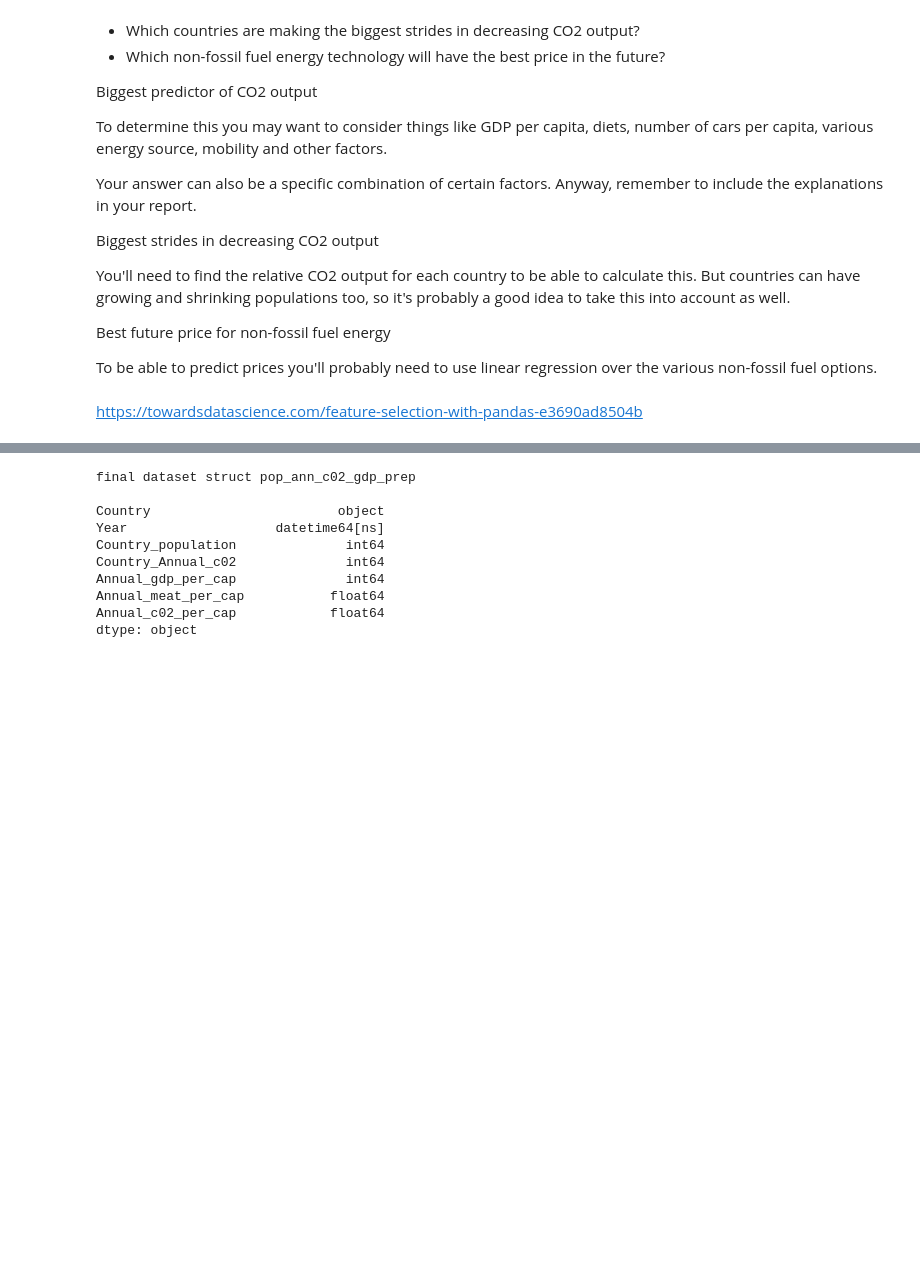
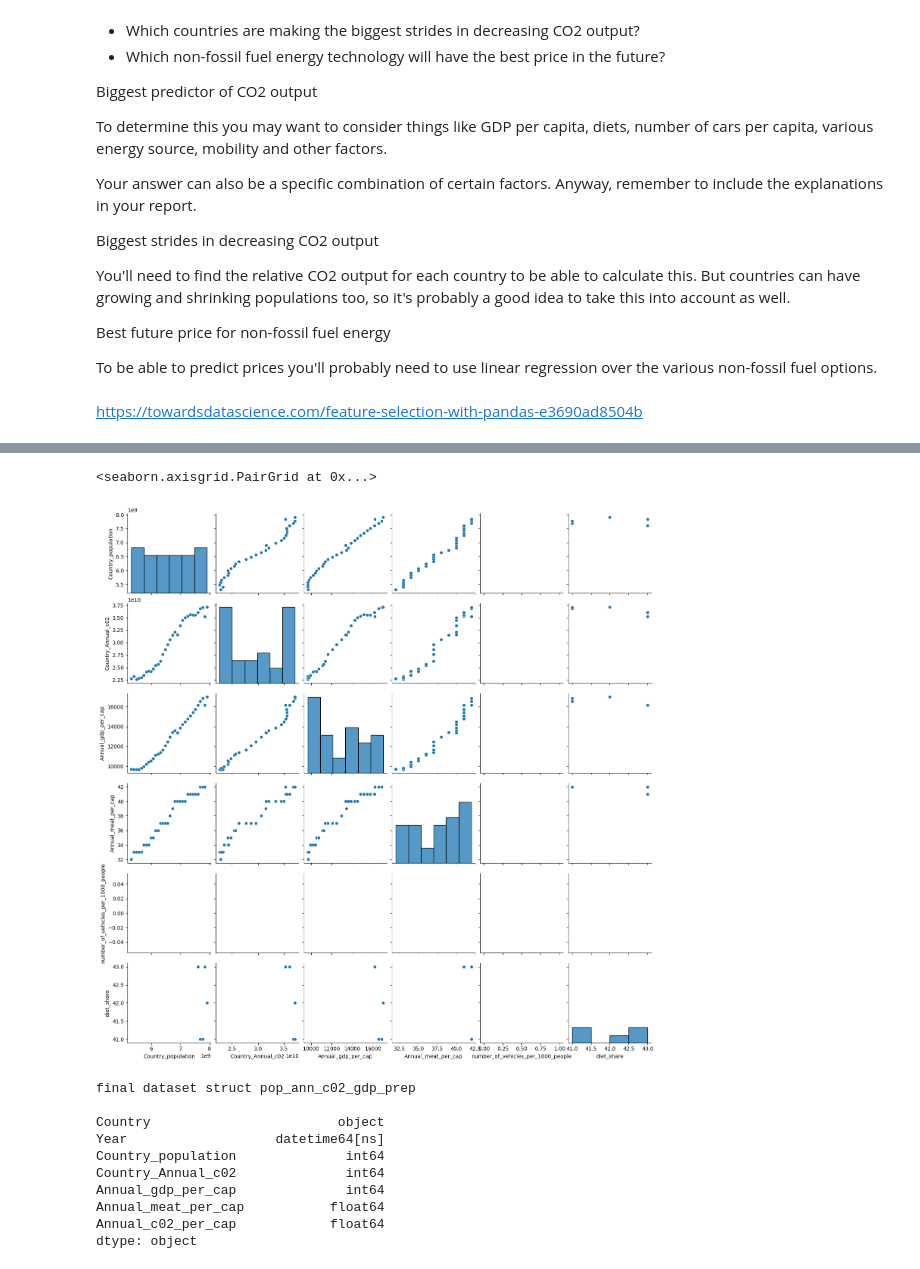
Before and after one commit to ayuksekdag/winacademy_python_dna, a Jupyter notebook: final_assignment/final_co2Project.ipynb, the cells around one changed output, grey strips where cells are left out. Saved outputs shown, nothing was run; the diff lists cells and outputs as text; code cells hidden in the pictures; blank space fills up the shorter version.

```diff
--- a/final_assignment/final_co2Project.ipynb
+++ b/final_assignment/final_co2Project.ipynb
@@ -76,12 +92,18 @@ Cleaning of data.
 # %%
+# step 1
 # remove column or select only columns needed and put them in a new dataframe
 pop_ann_prep = pop_ann_raw[['Country name','Year','Population']].copy()
 c02_ann_prep = c02_ann_raw[['Entity','Year','Annual CO₂ emissions']].copy()
 gdp_cap_prep = gdp_cap_raw[['Entity','Year','GDP per capita, PPP (constant 2017 international $)']].copy()
 meat_cap_prep = meat_cap_raw[['Entity','Year','Meat, total | 00002943 || Food available for consumption | 0645pc || kilograms per year per capita']].copy()
+vehicle_prep = vehicle_raw[['Entity','Year','Registered vehicles per 1,000 people']].copy()
+healty_diet_prep = healty_diet_raw[['Entity','Year','Share of the population who cannot afford a healthy diet']].copy()
 # %%
+# step2
 #rename long column names with spaces and special characters
 pop_ann_prep.rename(columns={'Country name': 'Country', 'Population': 'Country_population' }, inplace=True)
 c02_ann_prep.rename(columns={'Entity': 'Country', 'Annual CO₂ emissions': 'Country_Annual_c02'}, inplace=True)
 gdp_cap_prep.rename(columns={'Entity': 'Country','GDP per capita, PPP (constant 2017 international $)': 'Annual_gdp_per_cap'}, inplace=True)
 meat_cap_prep.rename(columns={'Entity': 'Country','Meat, total | 00002943 || Food available for consumption | 0645pc || kilograms per year per capita': 'Annual_meat_per_cap'}, inplace=True)
+vehicle_prep.rename(columns={'Entity': 'Country','Registered vehicles per 1,000 people': 'number_of_vehicles_per_1000_people'}, inplace=True)
+healty_diet_prep.rename(columns={'Entity': 'Country','Share of the population who cannot afford a healthy diet': 'diet_share'}, inplace=True)
@@ -95 +110,21 @@ dtype: object
+# %%
+#step 3
+#change datatype year to datetime
+pop_ann_prep['Year'] = pd.to_datetime(pop_ann_prep['Year'], format='%Y')
+c02_ann_prep['Year'] = pd.to_datetime(c02_ann_prep['Year'], format='%Y')
+gdp_cap_prep['Year'] = pd.to_datetime(gdp_cap_prep['Year'], format='%Y')
+vehicle_prep['Year'] = pd.to_datetime(vehicle_prep['Year'], format='%Y')
+healty_diet_prep['Year'] = pd.to_datetime(healty_diet_prep['Year'], format='%Y')
+#only meat filled
+meat_cap_prep = meat_cap_prep[meat_cap_prep['Annual_meat_per_cap'].notnull()].copy()
+#change datatype year to datetime
+meat_cap_prep['Year'] = pd.to_datetime(meat_cap_prep['Year'], format='%Y')
+
+
+#change datatype from float to int
+c02_ann_prep['Country_Annual_c02'] = c02_ann_prep['Country_Annual_c02'].astype(int)
+gdp_cap_prep['Annual_gdp_per_cap'] = gdp_cap_prep['Annual_gdp_per_cap'].astype(int)
+meat_cap_prep['Annual_meat_per_cap'] = meat_cap_prep['Annual_meat_per_cap'].astype(int)
+vehicle_prep['number_of_vehicles_per_1000_people'] = vehicle_prep['number_of_vehicles_per_1000_people'].astype(int)
+healty_diet_prep['diet_share'] = healty_diet_prep['diet_share'].astype(int)
 # %%
@@ -139,4 +171,5 @@ print(f' \n grootte meat_cap_prep {meat_cap_prep.shape}')
 # %%
+# step 4
 # INTERSECTION (INNER JOIN) TO CREATE 1 DATASET BASED ON COUNTRY AND YEAR.
 # The final result will be clean set of countries having both measures
 
@@ -150,11 +183,17 @@ pop_ann_c02_gdp_prep = (
     pd.merge(pop_ann_c02_prep ,gdp_cap_prep, how="inner", on=dataset_key, suffixes=('', '_y'))
 )
 
-
 pop_ann_c02_gdp_meat_prep = (
     pd.merge(pop_ann_c02_gdp_prep , meat_cap_prep , how="left", on=dataset_key, suffixes=('', '_y'))
 )
 
+pop_ann_c02_gdp_meat_vehicle_prep = (
+    pd.merge(pop_ann_c02_gdp_meat_prep , vehicle_prep , how="left", on=dataset_key, suffixes=('', '_y'))
+)
 
-print(f'final dataset struct pop_ann_c02_gdp_meat_prep \n\n{pop_ann_c02_gdp_meat_prep.dtypes}')
+pop_ann_c02_gdp_meat_vehicle_diet_prep = (
+    pd.merge(pop_ann_c02_gdp_meat_vehicle_prep , healty_diet_prep , how="left", on=dataset_key, suffixes=('', '_y'))
+)
+
+print(f'final dataset struct pop_ann_c02_gdp_meat_vehicle_diet_prep \n\n{pop_ann_c02_gdp_meat_vehicle_diet_prep.dtypes}')
 # %% [output]
@@ -170,3 +227,12 @@ dtype: object
+# %%
+#filter only the world record
+
+# correlation
+correlation1_prep = pop_ann_c02_gdp_meat_vehicle_diet_prep[pop_ann_c02_gdp_meat_vehicle_diet_prep['Country'].isin(['World'])].copy()
+sns.pairplot(correlation1_prep)
+# %% [output]
+<seaborn.axisgrid.PairGrid at 0x...>
+[figure, added]
 # %%
 # pop_ann_c02_gdp_prep[pop_ann_c02_gdp_prep['Country']=='China']
 # #meat_cap_prep[meat_cap_prep['Country']=='China']
```
Also changed, not shown: parts of 12 cells of this notebook.
